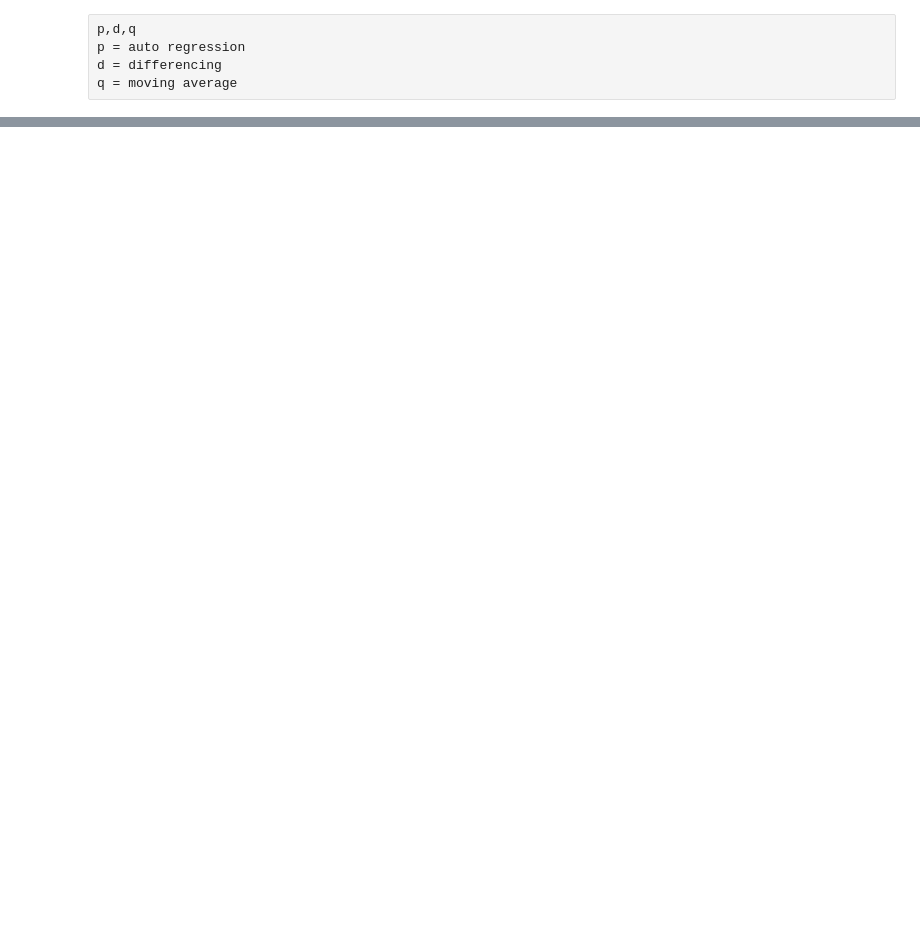
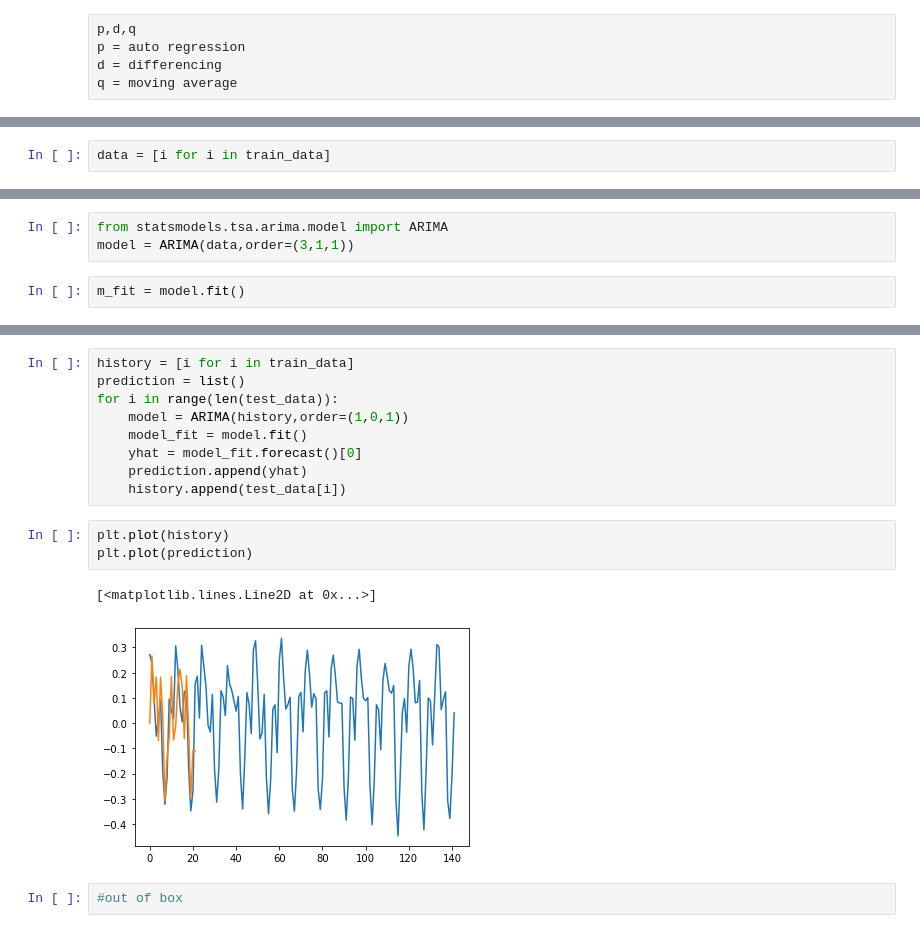
Before and after one commit to FazlullahBokhari/AI.workspace, a Jupyter notebook: Time Series.ipynb, the cells around one changed output, grey strips where cells are left out. Drawn from its saved outputs; the diff is of its cells as text; blank space fills up the shorter version.

```diff
--- a/Time Series.ipynb
+++ b/Time Series.ipynb
@@ -699,0 +781,2 @@ def arima_model(X,y,arima_order):
+# %%
+data = [i for i in train_data]
@@ -699,0 +803,5 @@ def arima_model(X,y,arima_order):
+# %%
+from statsmodels.tsa.arima.model import ARIMA
+model = ARIMA(data,order=(3,1,1))
+# %%
+m_fit = model.fit()
@@ -699,0 +842,17 @@ def arima_model(X,y,arima_order):
+# %%
+history = [i for i in train_data]
+prediction = list()
+for i in range(len(test_data)):
+    model = ARIMA(history,order=(1,0,1))
+    model_fit = model.fit()
+    yhat = model_fit.forecast()[0]
+    prediction.append(yhat)
+    history.append(test_data[i])
+# %%
+plt.plot(history)
+plt.plot(prediction)
+# %% [output]
+[<matplotlib.lines.Line2D at 0x...>]
+[figure, added]
+# %%
+#out of box
```
Also changed, not shown: parts of 23 cells of this notebook, 21 other files.
